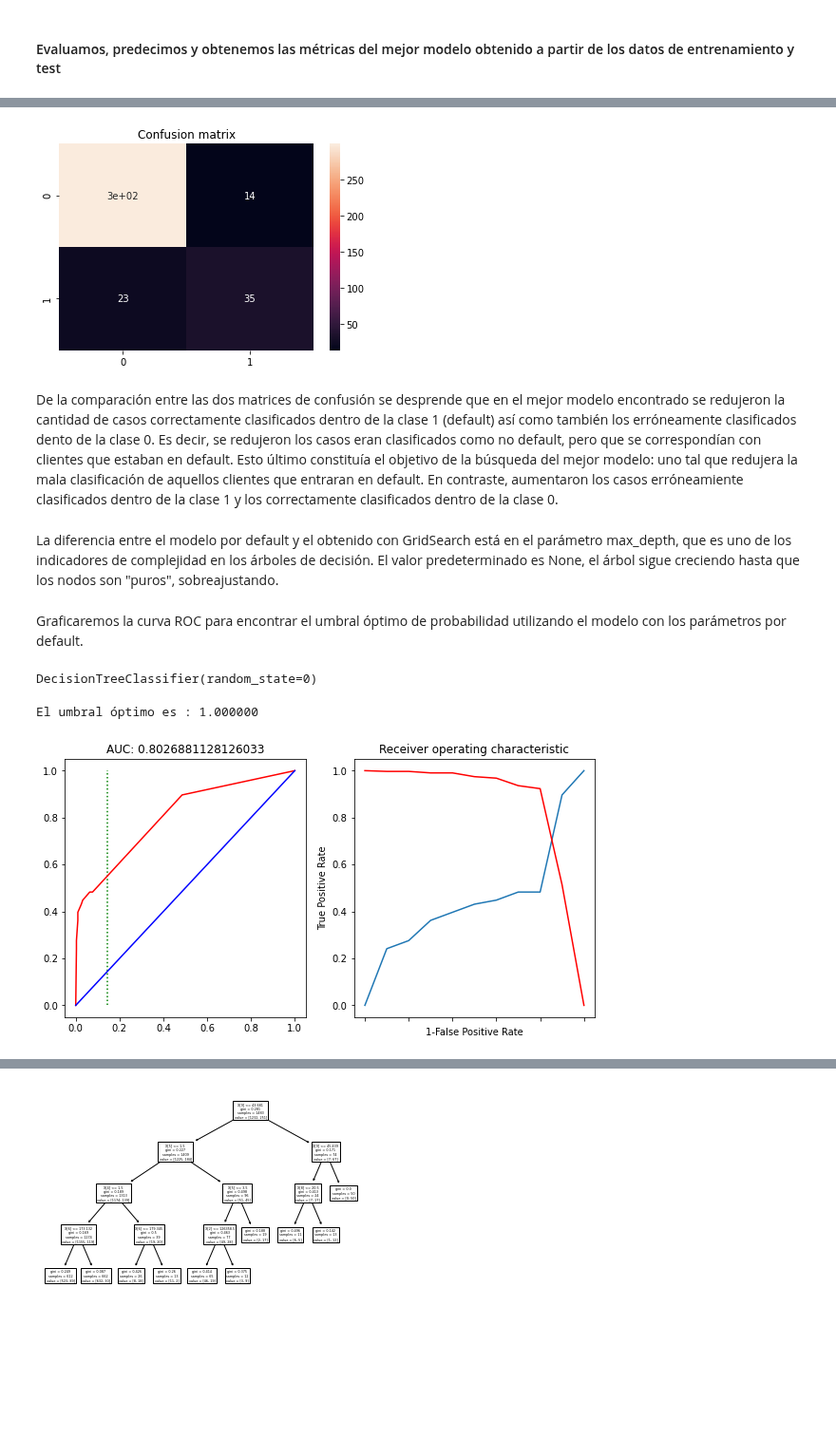
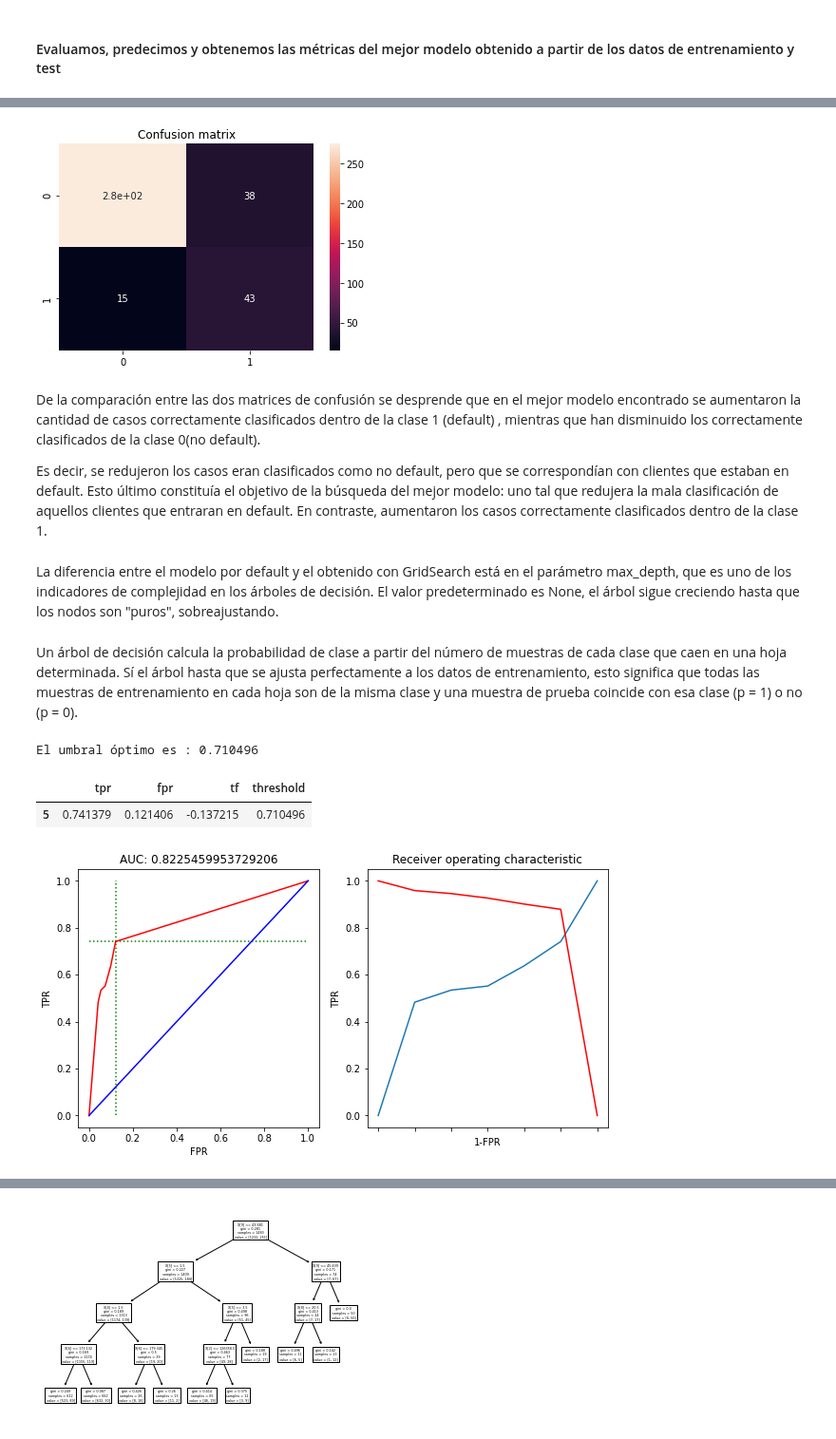
Before and after one commit to estebanarr/intro_aprendizaje_automatico, a Jupyter notebook: Notebooks/Laboratorio 2.ipynb, the cells around one changed output, grey strips where cells are left out. Shown at 95% size. Cells and saved outputs as stored; diff of their text form; code cells hidden in the pictures; blank space fills up the shorter version.

```diff
--- a/Notebooks/Laboratorio 2.ipynb
+++ b/Notebooks/Laboratorio 2.ipynb
@@ -584,9 +584,9 @@ Documentación:
 # %%
 param_grid = {
     "criterion": ["gini", "entropy"],
-    'max_depth': [2,3,4,5,10,15,20],
+    'max_depth': [2,3,4,5,10,15,20,25,30],
     "min_samples_leaf": [2,3,4,5,10,15,20,25,30],
-    "min_samples_split": [2,3,4,5,6,7,8,9,10,15,20]
+    "min_samples_split": [2,3,4,5,6,7,8,9,10,15,20,25,30]
 }
 # %% [markdown]
 #### Hacemos la validación cruzada con el modelo de descenso de árbol de desición y la grilla de hiperparámetros que queremos probar
@@ -639,6 +639,6 @@ cv.best_params_
 # %% [markdown]
 #### Evaluamos, predecimos y obtenemos las métricas del mejor modelo obtenido a partir de los datos de entrenamiento y test
 # %%
-best_model=DecisionTreeClassifier(criterion="gini", max_depth=15, min_samples_leaf=2, random_state=0)
+best_model=DecisionTreeClassifier(criterion="gini", max_depth=15, min_samples_leaf=2, min_samples_split=2,random_state=0,class_weight='balanced')
 best_model.fit(X_train, y_train)
 # %% [output]
@@ -680,26 +681,29 @@ sns.heatmap(cm, annot=True)
 plt.title("Confusion matrix")
 plt.show()
 # %% [output]
-[figure, old version]
+[figure, new version]
 # %% [markdown]
-De la comparación entre las dos matrices de confusión se desprende que en el mejor modelo encontrado se redujeron la cantidad de casos correctamente clasificados dentro de la clase 1 (default) así como también los erróneamente clasificados dento de la clase 0. Es decir, se redujeron los casos eran clasificados como no default, pero que se correspondían con clientes que estaban en default. Esto último constituía el objetivo de la búsqueda del mejor modelo: uno tal que redujera la mala clasificación de aquellos clientes que entraran en default.
-En contraste, aumentaron los casos erróneamiente clasificados dentro de la clase 1 y los correctamente clasificados dentro de la clase 0.
+De la comparación entre las dos matrices de confusión se desprende que en el mejor modelo encontrado se aumentaron la cantidad de casos correctamente clasificados dentro de la clase 1 (default) , mientras que han disminuido los correctamente clasificados de la clase 0(no default).
+
+Es decir, se redujeron los casos eran clasificados como no default, pero que se correspondían con clientes que estaban en default. Esto último constituía el objetivo de la búsqueda del mejor modelo: uno tal que redujera la mala clasificación de aquellos clientes que entraran en default.
+En contraste, aumentaron los casos correctamente clasificados dentro de la clase 1.
 # %% [markdown]
 La diferencia entre el modelo por default y el obtenido con GridSearch está en el parámetro max_depth, que es uno de los indicadores de complejidad en los árboles de decisión. El valor predeterminado es None, el árbol sigue creciendo hasta que los nodos son "puros", sobreajustando.
-# %% [markdown]
-Graficaremos la curva ROC para encontrar el umbral óptimo de probabilidad utilizando el modelo con los parámetros por default.
-# %%
-model=DecisionTreeClassifier(random_state=0)
-model.fit(X_train, y_train)
-# %% [output]
-DecisionTreeClassifier(random_state=0)
+# %% [markdown]
+Un árbol de decisión calcula la probabilidad de clase a partir del número de muestras de cada clase que caen en una hoja determinada.
+Sí el árbol  hasta que se ajusta perfectamente a los datos de entrenamiento, esto significa que todas las muestras de entrenamiento en cada hoja son de la misma clase y una muestra de prueba coincide con esa clase (p = 1) o no (p = 0).
 # %%
-threshold,roc_df=encontrar_punto_corte_roc(y_test, model.predict_proba(X_test)[:,1])
+threshold,roc_df=encontrar_punto_corte_roc(y_test, best_model.predict_proba(X_test)[:,1])
 print("El umbral óptimo es : {:.6f}".format(threshold[0]))
 # %% [output]
-El umbral óptimo es : 1.000000
+El umbral óptimo es : 0.710496
+# %%
+roc_df[roc_df.threshold==threshold[0]]
+# %% [output]
+|  | tpr | fpr | tf | threshold |
+| 5 | 0.741379 | 0.121406 | -0.137215 | 0.710496 |
 # %%
-plot_roc_auc(y_test, best_model.predict_proba(X_test),threshold[0])
+plot_roc_auc(y_test, best_model.predict_proba(X_test)[:,1],0.741379,0.121406)
 # %% [output]
-[figure, old version]
+[figure, new version]
 # %%
```
Also changed, not shown: parts of 7 cells of this notebook.
